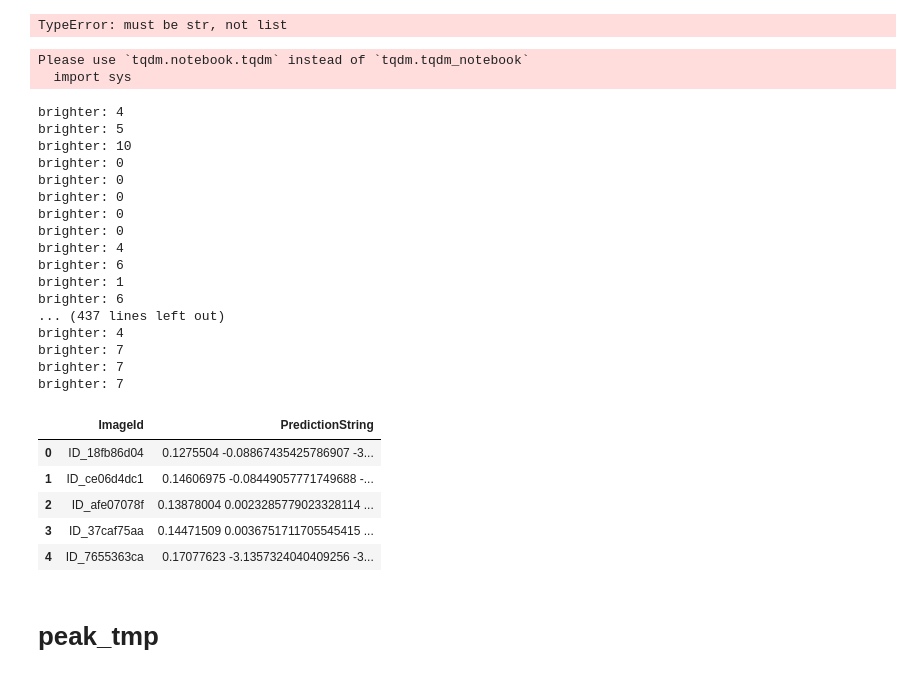
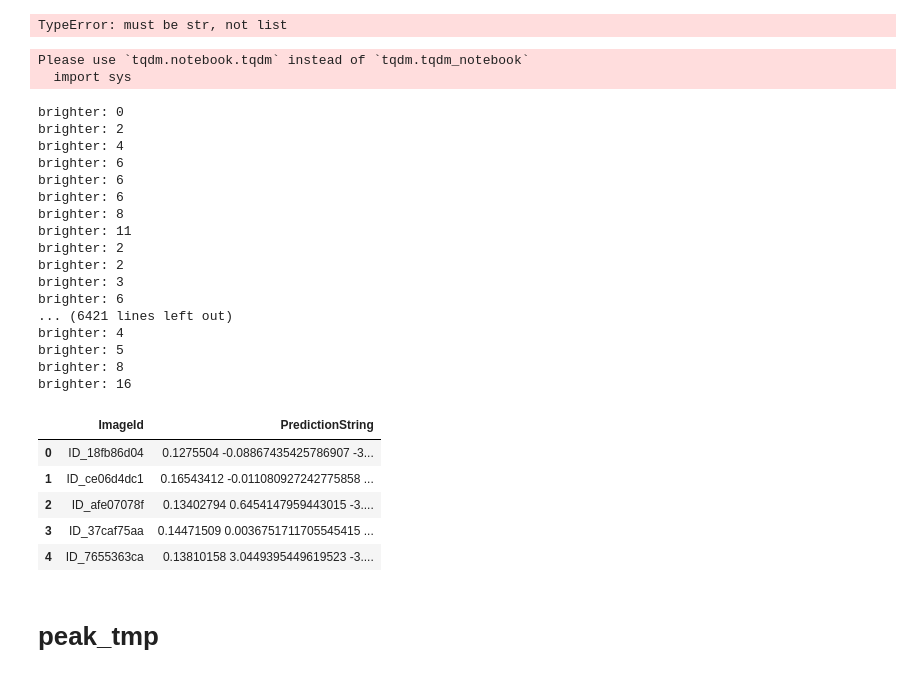
Before and after one commit to doheelab/pku-local, a Jupyter notebook: Center-Resnet 50.ipynb, the cells around one changed output. Drawn from its saved outputs; the diff is of its cells as text; code cells hidden in the pictures.

```diff
--- a/Center-Resnet 50.ipynb
+++ b/Center-Resnet 50.ipynb
@@ -575,7 +575,7 @@ class CentResnet(nn.Module):
     '''Mixture of previous classes'''
     def __init__(self, n_classes):
         super(CentResnet, self).__init__()
-        self.base_model = resnet50(pretrained=False)
+        self.base_model = resnet18(pretrained=False)
 
         # Lateral layers convert resnet outputs to a common feature size
         self.lat8 = nn.Conv2d(128, 256, 1)
@@ -766,6 +763,9 @@ plt.show()
 
 series = history.dropna()['dev_loss']
 plt.scatter(series.index, series);
+# %%
+model.load_state_dict(torch.load('./model.pth'))
+model.eval();
 # %% [markdown]
 # Visualize predictions
 # %%
@@ -947,7 +1005,7 @@ TypeError: must be str, not list
 # test.head()
 # %%
 def peak(out, threshold1):
-    (xlist, ylist) = np.where(out[0]>np.sort(out[0].reshape((1,-1)))[0][-200])
+    (xlist, ylist) = np.where(out[0]>np.sort(out[0].reshape((1,-1)))[0][-100])
     peak_array = out
     maximum = out.max()
     for k in range(len(xlist)):
@@ -955,12 +1013,12 @@ def peak(out, threshold1):
         i = xlist[k]
         j = ylist[k]
         try:
-            array[i-1,j-1]
-            array[i+1,j+1]
+            peak_array[i-1,j-1]
+            peak_array[i+1,j+1]
         except:
             continue
-        if int(out[i,j]>=out[i-1,j]-1)+int(out[i,j]>=out[i+1,j]-1)+\
-                int(out[i,j]>=out[i,j-1]-1)+int(out[i,j]>=out[i,j+1]-1) == 4:
+        if int(out[i,j]>=out[i-1,j])+int(out[i,j]>=out[i+1,j])+\
+                int(out[i,j]>=out[i,j-1])+int(out[i,j]>=out[i,j+1]) == 4:
             idx += 1
         if idx==1 and out[i,j]>threshold1-2:
             peak_array[i,j]+=(maximum - peak_array[i,j])/2
@@ -968,14 +1026,14 @@ def peak(out, threshold1):
         #    pass#peak_array[i,j]+=0.5 #1
 
     threshold_iter = 0
-    while np.sum(peak_array>threshold1)<5 and threshold_iter<8:
+    while np.sum(peak_array>threshold1)<10 and threshold_iter<8:
         threshold_iter+=1
         peak_array += 0.5
         print("brighter:", np.sum(peak_array>threshold1))
 
     return peak_array
 # %%
-threshold1 = -2
+threshold1 = 0
 
 def extract_coords_peak(prediction,threshold1):
     logits = peak(prediction[0][None],threshold1)
@@ -1004,49 +1062,49 @@ def extract_coords_peak(prediction,threshold1):
 # %%
 predictions = []
 
 dev_loader = DataLoader(dataset=dev_dataset, batch_size=4, shuffle=False, num_workers=4)
 
 model.eval()
 
 for img, _, _ in tqdm(test_loader):
     with torch.no_grad():
         output = model(img.to(device))
     output = output.data.cpu().numpy()
     for out in output:
         coords = extract_coords_peak(out,threshold1)
         s = coords2str(coords)
         predictions.append(s)
 
 test = pd.read_csv(PATH + 'sample_submission.csv')
 test['PredictionString'] = predictions
-test.to_csv('predictions_peak_top100_'+str(threshold1)+'.csv', index=False)
+test.to_csv('predictions_newpeak_top100_'+str(threshold1)+'.csv', index=False)
 test.head()
 # %% [output]
 Please use `tqdm.notebook.tqdm` instead of `tqdm.tqdm_notebook`
   import sys
+brighter: 0
+brighter: 2
+brighter: 4
+brighter: 6
+brighter: 6
+brighter: 6
+brighter: 8
+brighter: 11
+brighter: 2
+brighter: 2
+brighter: 3
+brighter: 6
+... (6421 lines left out)
 brighter: 4
 brighter: 5
-brighter: 10
-brighter: 0
-brighter: 0
-brighter: 0
-brighter: 0
-brighter: 0
-brighter: 4
-brighter: 6
-brighter: 1
-brighter: 6
-... (437 lines left out)
-brighter: 4
-brighter: 7
-brighter: 7
-brighter: 7
+brighter: 8
+brighter: 16
 |  | ImageId | PredictionString |
 | 0 | ID_18fb86d04 | 0.1275504 -0.08867435425786907 -3... |
-| 1 | ID_ce06d4dc1 | 0.14606975 -0.08449057771749688 -... |
-| 2 | ID_afe07078f | 0.13878004 0.0023285779023328114 ... |
+| 1 | ID_ce06d4dc1 | 0.16543412 -0.011080927242775858 ... |
+| 2 | ID_afe07078f | 0.13402794 0.6454147959443015 -3.... |
 | 3 | ID_37caf75aa | 0.14471509 0.0036751711705545415 ... |
-| 4 | ID_7655363ca | 0.17077623 -3.1357324040409256 -3... |
+| 4 | ID_7655363ca | 0.13810158 3.0449395449619523 -3.... |
 # %% [markdown]
 # peak_tmp
 # %%
```
Also changed, not shown: parts of 6 cells of this notebook.
